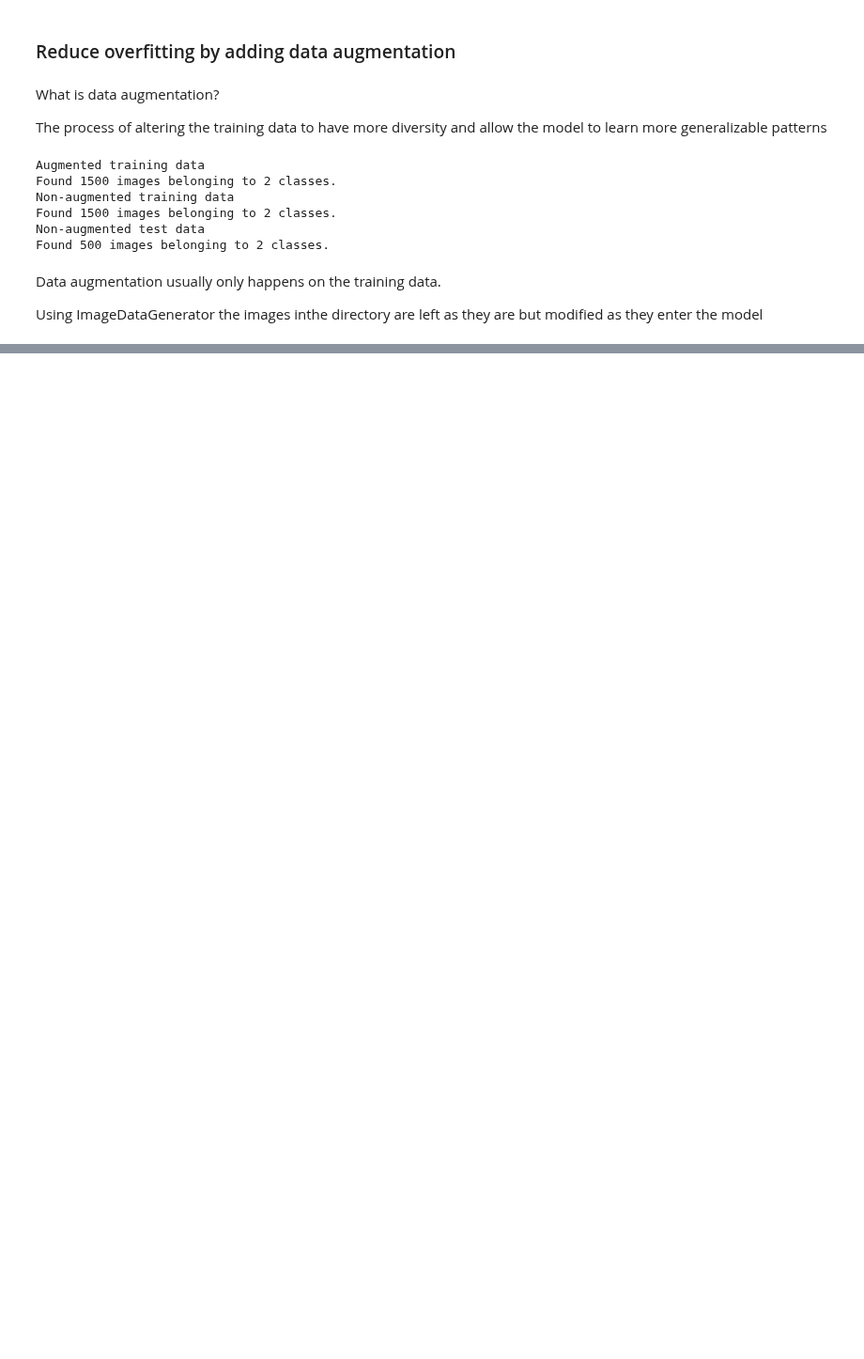
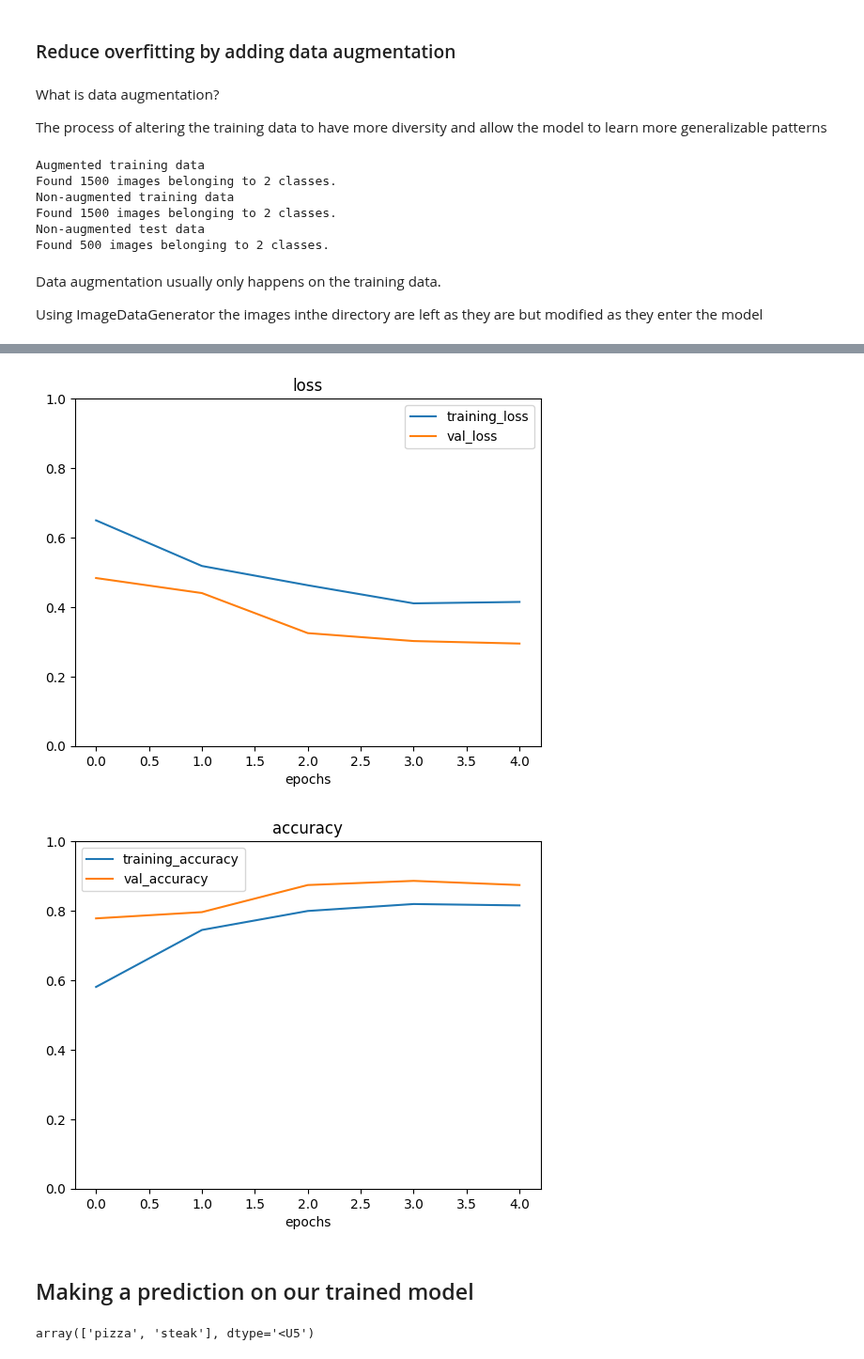
Before and after one commit to kacper-dobrow/tensorflow-course, a Jupyter notebook: 03_introduction_to_CNN_and_computer_vision.ipynb, the cells around one changed output, grey strips where cells are left out. Shown at 94% size. Cells and saved outputs as stored; diff of their text form; code cells hidden in the pictures; blank space fills up the shorter version.

```diff
--- a/03_introduction_to_CNN_and_computer_vision.ipynb
+++ b/03_introduction_to_CNN_and_computer_vision.ipynb
@@ -684,0 +818,22 @@ NameError: ignored
+# %%
+# Create tiny VGG model
+model_8 = Sequential([
+    Conv2D(10, 3, activation = 'relu', input_shape = (224, 224, 3)),
+    Conv2D(10, 3, activation = 'relu'),
+    MaxPool2D(),
+    Conv2D(10, 3, activation = 'relu'),
+    Conv2D(10, 3, activation = 'relu'),
+    MaxPool2D(),
+    Flatten(),
+    Dense(1, activation = 'sigmoid')
+])
+# %%
+# Compile the model
+model_8.compile(Adam(), 'binary_crossentropy', 'accuracy')
+# %%
+# Fit the model on shuffled augmented data
+history_8 = model_8.fit(train_data_augmented_shuffled,
+                        epochs = 5,
+                        steps_per_epoch = len(train_data_augmented_shuffled),
+                        validation_data = test_data,
+                        validation_steps = len(test_data))
@@ -684,0 +851,13 @@ NameError: ignored
+# %%
+# Plot the loss curves
+plot_loss_curves(history_8)
+# %% [output]
+[figure, added]
+[figure, added]
+# %% [markdown]
+## Making a prediction on our trained model
+# %%
+# Classes we're working with
+class_names
+# %% [output]
+array(['pizza', 'steak'], dtype='<U5')
```
Also changed, not shown: parts of 43 cells of this notebook.
